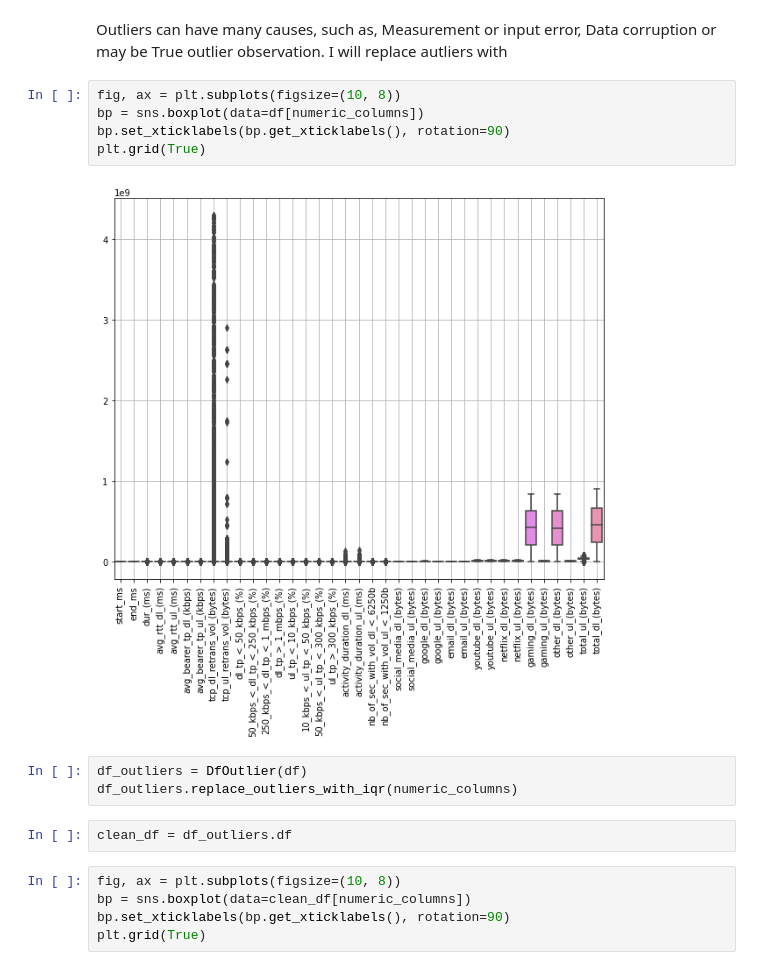
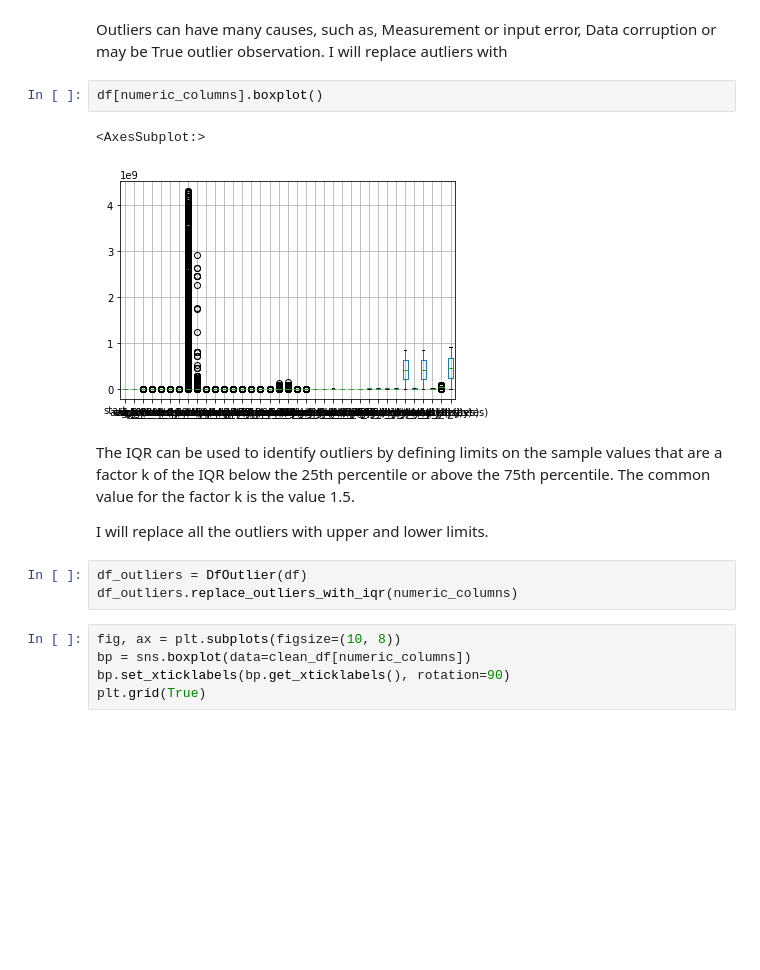
Before and after one commit to eandualem/telecom_analytics, a Jupyter notebook: notebooks/1.01_outliers.ipynb, the cells around one changed output. Saved outputs shown, nothing was run; the diff lists cells and outputs as text; blank space fills up the shorter version.

Commit message:
docs: improve explanations in outlier section

```diff
--- a/notebooks/1.01_outliers.ipynb
+++ b/notebooks/1.01_outliers.ipynb
@@ -119,18 +126,18 @@ overview
 | dl_tp_>_1_mbps_(%) | 0.00 | 0.00 | 0.00 | 0.00 | 5.35 | 36594 | 24.91% | 0.00 | ... |
 # %% [markdown]
 Outliers can have many causes, such as, Measurement or input error, Data corruption or may be True outlier observation. I will replace autliers with
-# %%
-fig, ax = plt.subplots(figsize=(10, 8))
-bp = sns.boxplot(data=df[numeric_columns])
-bp.set_xticklabels(bp.get_xticklabels(), rotation=90)
-plt.grid(True)
-# %% [output]
-[figure, removed]
+# %%
+df[numeric_columns].boxplot()
+# %% [output]
+<AxesSubplot:>
+[figure, added]
+# %% [markdown]
+The IQR can be used to identify outliers by defining limits on the sample values that are a factor k of the IQR below the 25th percentile or above the 75th percentile. The common value for the factor k is the value 1.5.
+
+I will replace all the outliers with upper and lower limits.
 # %%
 df_outliers = DfOutlier(df)
 df_outliers.replace_outliers_with_iqr(numeric_columns)
-# %%
-clean_df = df_outliers.df
 # %%
 fig, ax = plt.subplots(figsize=(10, 8))
 bp = sns.boxplot(data=clean_df[numeric_columns])
```
Also changed, not shown: parts of 6 cells of this notebook.
